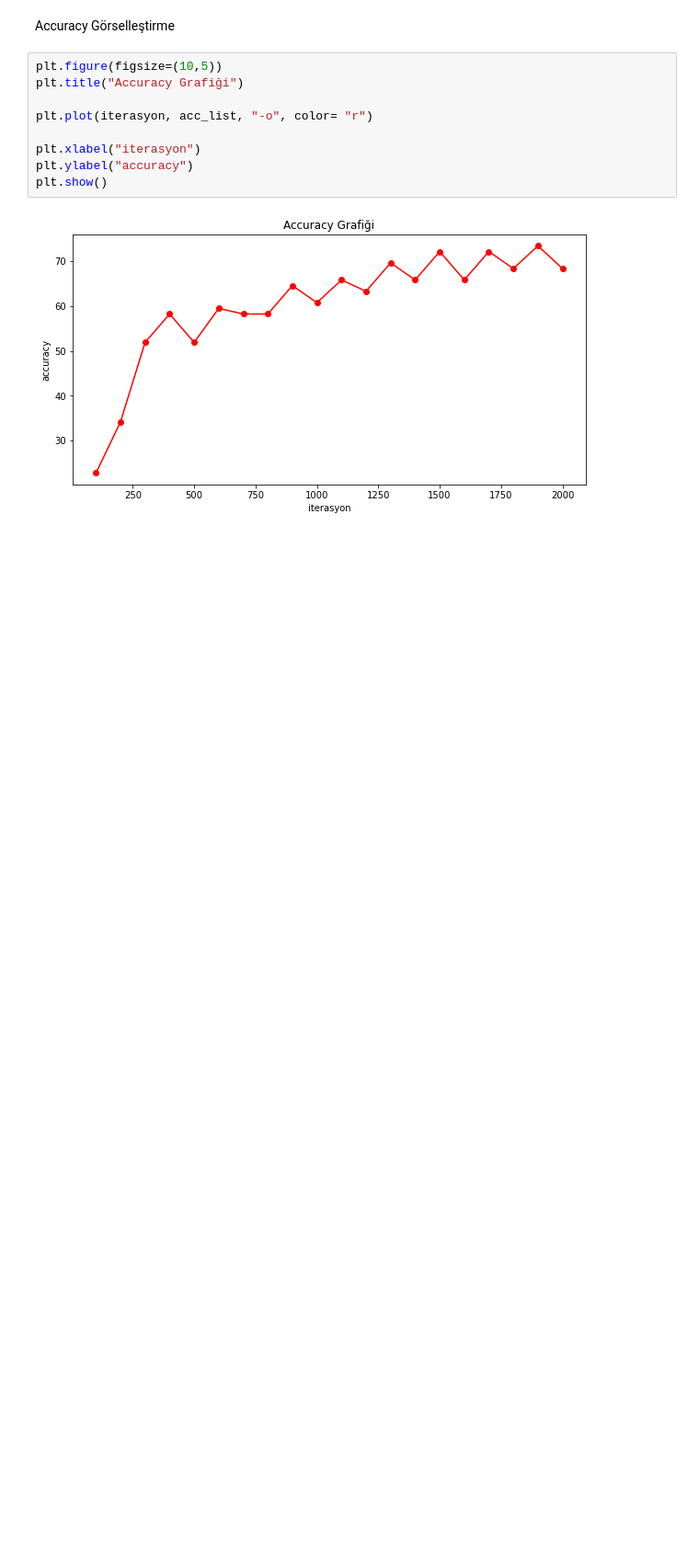
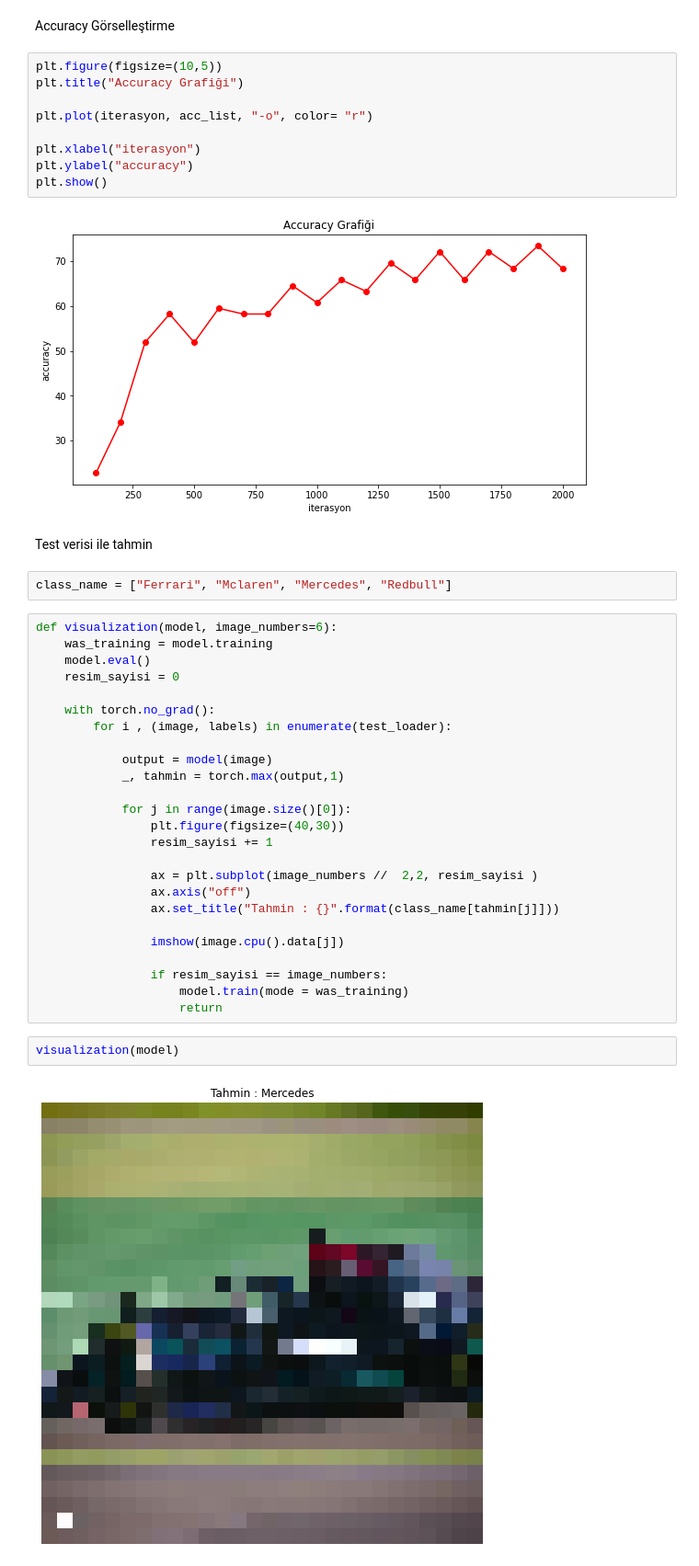
Before and after one commit to omeryildizce/Yapay_Zeka_ve_Bilgisayarli_Goru, a Jupyter notebook: Bolum_01_Pytorch/Pytorch_ile_derin_ogrenme.ipynb, the cells around one changed output. Shown at 92% size. Cells and saved outputs as stored; diff of their text form; blank space fills up the shorter version.

Commit message:
Update Pytorch_ile_derin_ogrenme.ipynb
Model test kümesindeki resimler üzerinden test edildi.

```diff
--- a/Bolum_01_Pytorch/Pytorch_ile_derin_ogrenme.ipynb
+++ b/Bolum_01_Pytorch/Pytorch_ile_derin_ogrenme.ipynb
@@ -492,3 +492,36 @@ plt.ylabel("accuracy")
 plt.show()
 # %% [output]
 [figure]
+# %% [markdown]
+Test verisi ile tahmin
+# %%
+class_name = ["Ferrari", "Mclaren", "Mercedes", "Redbull"]
+# %%
+def visualization(model, image_numbers=6):
+    was_training = model.training
+    model.eval()
+    resim_sayisi = 0
+
+    with torch.no_grad():
+        for i , (image, labels) in enumerate(test_loader):
+
+            output = model(image)
+            _, tahmin = torch.max(output,1)
+
+            for j in range(image.size()[0]):
+                plt.figure(figsize=(40,30))
+                resim_sayisi += 1
+
+                ax = plt.subplot(image_numbers //  2,2, resim_sayisi )
+                ax.axis("off")
+                ax.set_title("Tahmin : {}".format(class_name[tahmin[j]]))
+
+                imshow(image.cpu().data[j])
+
+                if resim_sayisi == image_numbers:
+                    model.train(mode = was_training)
+                    return
+# %%
+visualization(model)
+# %% [output]
+[figure, added]
```
Also changed, not shown: parts of 1 cell of this notebook.
